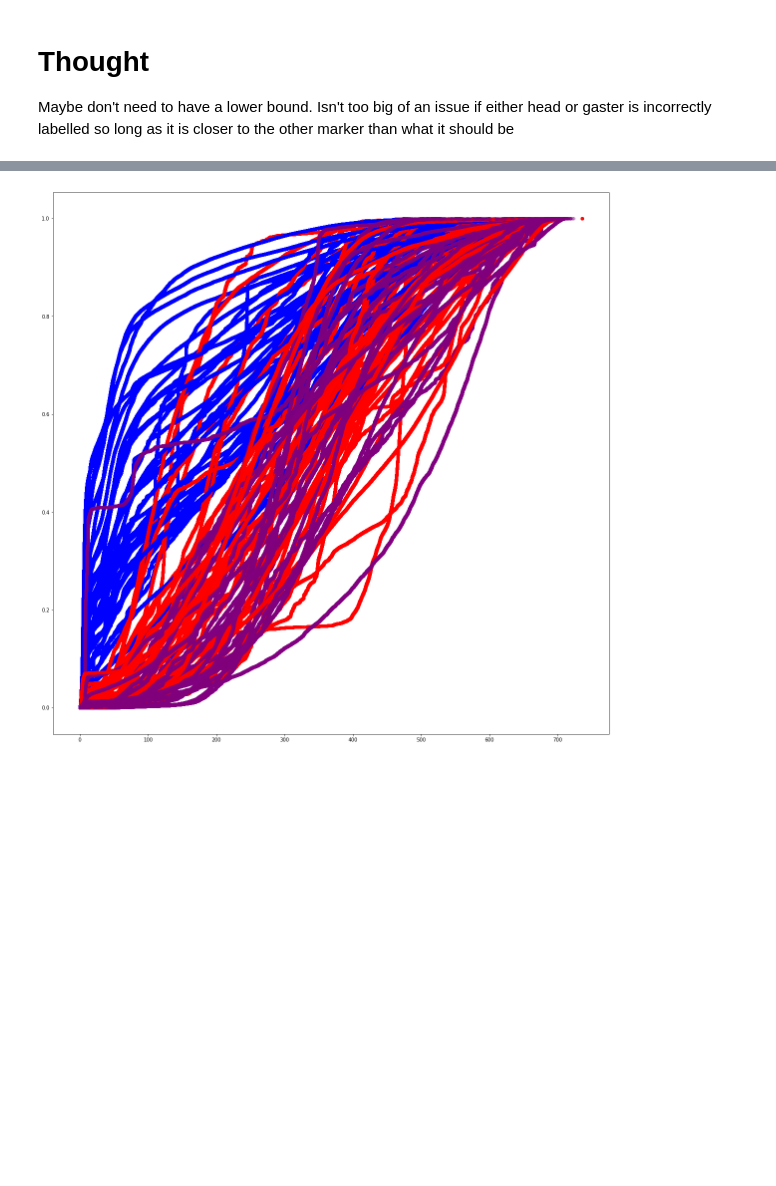
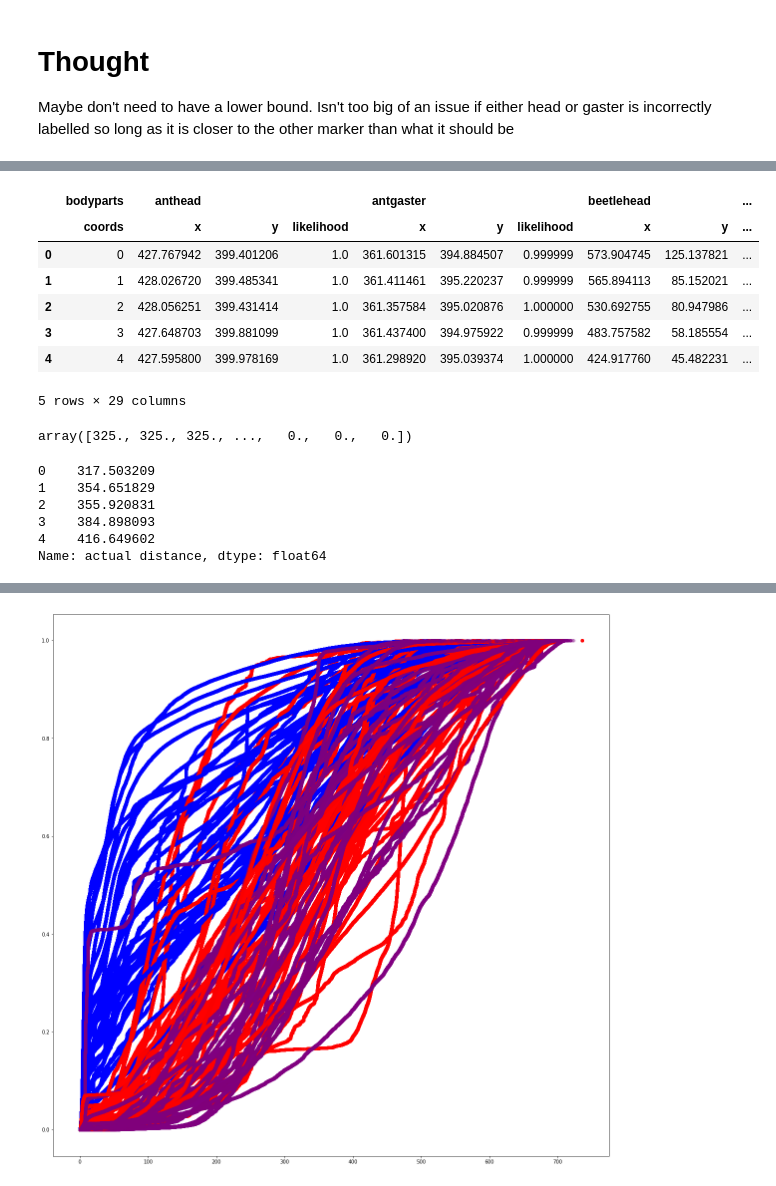
Before and after one commit to Tomnaragon/DCHC_transfer_Experiment, a Jupyter notebook: Deeplabcut_data/Movement_processing.ipynb, the cells around one changed output, grey strips where cells are left out. Cells and saved outputs as stored; diff of their text form; code cells hidden in the pictures; blank space fills up the shorter version.

```diff
--- a/Deeplabcut_data/Movement_processing.ipynb
+++ b/Deeplabcut_data/Movement_processing.ipynb
@@ -200,0 +258,11 @@ plt.scatter(metadata['species'],metadata['touching'],alpha=0.7)
+# %%
+test_df.head()
+# %% [output]
+|  | bodyparts | anthead |  |  | antgaster |  |  | beetlehead |  | ... |
+|  | coords | x | y | likelihood | x | y | likelihood | x | y | ... |
+| 0 | 0 | 427.767942 | 399.401206 | 1.0 | 361.601315 | 394.884507 | 0.999999 | 573.904745 | 125.137821 | ... |
+| 1 | 1 | 428.026720 | 399.485341 | 1.0 | 361.411461 | 395.220237 | 0.999999 | 565.894113 | 85.152021 | ... |
+| 2 | 2 | 428.056251 | 399.431414 | 1.0 | 361.357584 | 395.020876 | 1.000000 | 530.692755 | 80.947986 | ... |
+| 3 | 3 | 427.648703 | 399.881099 | 1.0 | 361.437400 | 394.975922 | 0.999999 | 483.757582 | 58.185554 | ... |
+| 4 | 4 | 427.595800 | 399.978169 | 1.0 | 361.298920 | 395.039374 | 1.000000 | 424.917760 | 45.482231 | ... |
+5 rows × 29 columns
@@ -200,0 +293,4 @@ plt.scatter(metadata['species'],metadata['touching'],alpha=0.7)
+# %%
+entrance2entrance
+# %% [output]
+array([325., 325., 325., ...,   0.,   0.,   0.])
@@ -200,0 +323,9 @@ plt.scatter(metadata['species'],metadata['touching'],alpha=0.7)
+# %%
+test_df['actual distance'].head()
+# %% [output]
+0    317.503209
+1    354.651829
+2    355.920831
+3    384.898093
+4    416.649602
+Name: actual distance, dtype: float64
```
Also changed, not shown: parts of 17 cells of this notebook.
